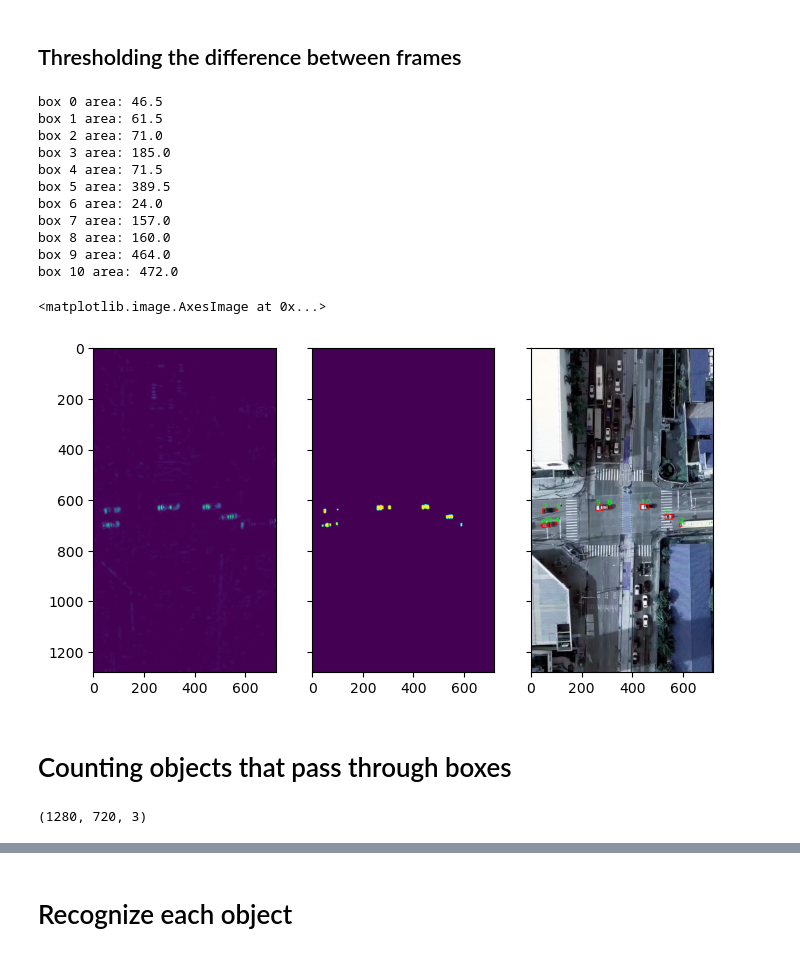
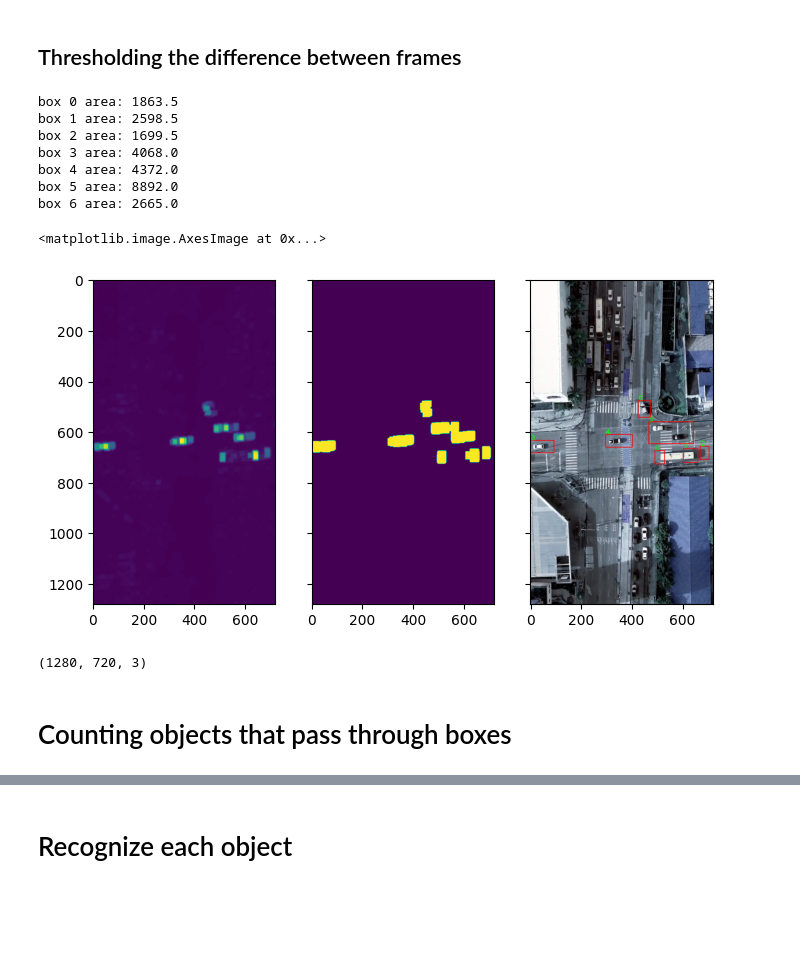
Before and after one commit to cabrau/cv-count-urban-traffic, a Jupyter notebook: count urban traffic.ipynb, the cells around one changed output, grey strips where cells are left out. Drawn from its saved outputs; the diff is of its cells as text; code cells hidden in the pictures; blank space fills up the shorter version.

```diff
--- a/count urban traffic.ipynb
+++ b/count urban traffic.ipynb
@@ -56,8 +56,10 @@ for i in range(5):
 ## Grayscale and gaussian blur
 # %%
 fig, ax = plt.subplots(2, 2, figsize=(5, 8), dpi = 100, sharey=True)
-frame = frames[1]
-last_frame = frames[0]
+ix = 100
+ix_last = ix-1
+frame = frames[ix]
+last_frame = frames[ix_last]
 # initial
 ax[0,0].imshow(frame)
 ax[0,1].imshow(last_frame)
@@ -80,46 +82,47 @@ ax[1,1].imshow(last_gray)
 # %%
 fig, ax = plt.subplots(1, 3, figsize=(8, 12), dpi = 100, sharey=True)
 
 # Get the difference from last_frame
 delta_frame = cv2.absdiff(last_gray, gray)
+delta_frame = cv2.dilate(delta_frame, None, iterations=6)
 ax[0].imshow(delta_frame)
 
 # Have some threshold on what is enough movement
-thresh = cv2.threshold(delta_frame, 25, 255, cv2.THRESH_BINARY)[1]
-thresh = cv2.dilate(thresh, None, iterations=2)
+thresh = cv2.threshold(delta_frame, 20, 255, cv2.THRESH_BINARY)[1]
+thresh = cv2.dilate(thresh, None, iterations=6)
 ax[1].imshow(thresh)
 
 # Returns a list of objects
 contours = cv2.findContours(thresh.copy(), cv2.RETR_EXTERNAL, cv2.CHAIN_APPROX_SIMPLE)
 # Converts it
 contours = imutils.grab_contours(contours)
 # Loops over all objects found
 for i, contour in enumerate(contours):
     area = cv2.contourArea(contour)
     print('box ' + str(i) + ' area: ' + str(area))
     # Get's a bounding box and puts it on the frame
     (x, y, w, h) = cv2.boundingRect(contour)
     cv2.rectangle(frame, (x, y), (x + w, y + h), (255, 0, 0), 2)
     if area > 100:
         text = str(i) + ' vehicle'
     else:
         text = str(i) + ' pedestrian'
     cv2.putText(frame, str(i), (x, y), cv2.FONT_HERSHEY_PLAIN, 2, (0, 255, 0), 2)
 
 ax[2].imshow(frame)
 # %% [output]
-box 0 area: 46.5
-box 1 area: 61.5
-box 2 area: 71.0
-box 3 area: 185.0
-box 4 area: 71.5
-box 5 area: 389.5
-box 6 area: 24.0
-box 7 area: 157.0
-box 8 area: 160.0
-box 9 area: 464.0
-box 10 area: 472.0
+box 0 area: 1863.5
+box 1 area: 2598.5
+box 2 area: 1699.5
+box 3 area: 4068.0
+box 4 area: 4372.0
+box 5 area: 8892.0
+box 6 area: 2665.0
 <matplotlib.image.AxesImage at 0x...>
-[figure, old version]
+[figure, new version]
+# %%
+frame.shape
+# %% [output]
+(1280, 720, 3)
 # %% [markdown]
 # Counting objects that pass through boxes
@@ -136,7 +162,3 @@ class Box:
             return False
         else:
             return True
-# %%
-frame.shape
-# %% [output]
-(1280, 720, 3)
```
Also changed, not shown: parts of 10 cells of this notebook.
